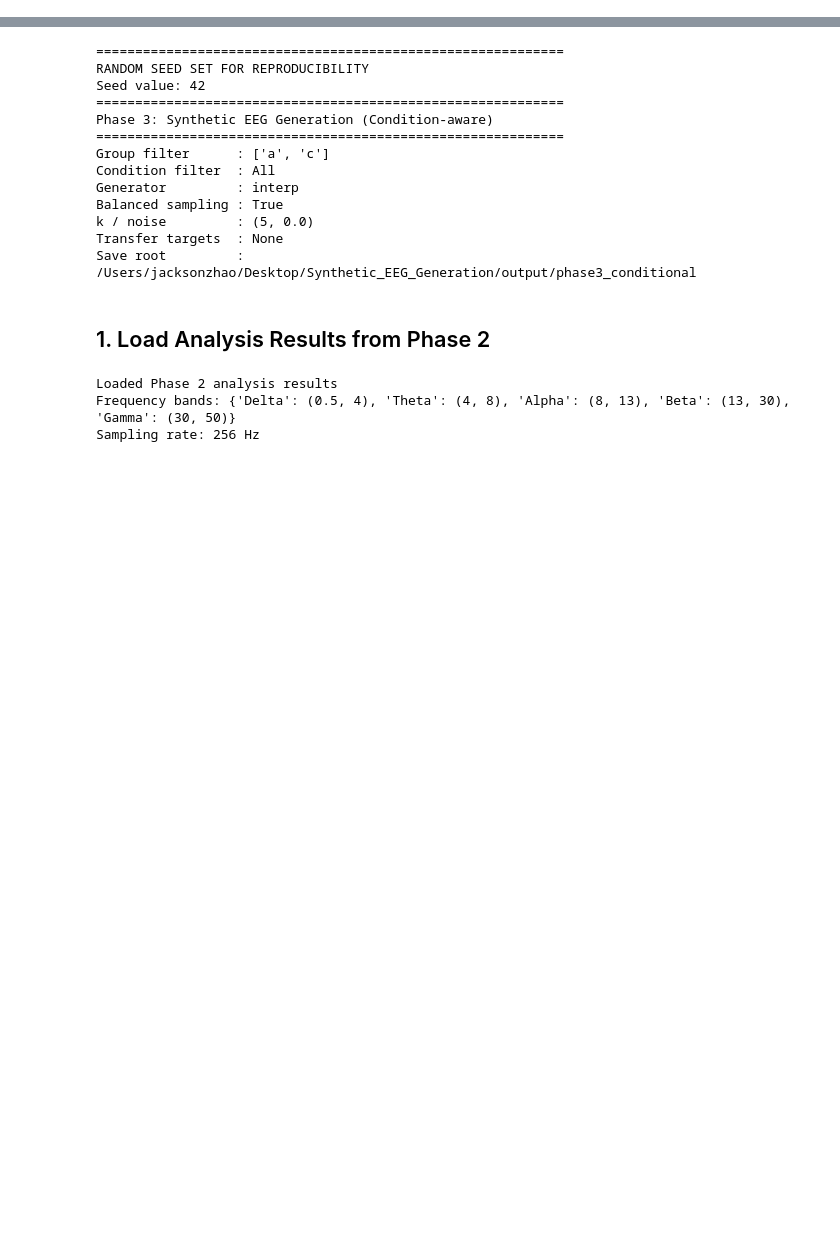
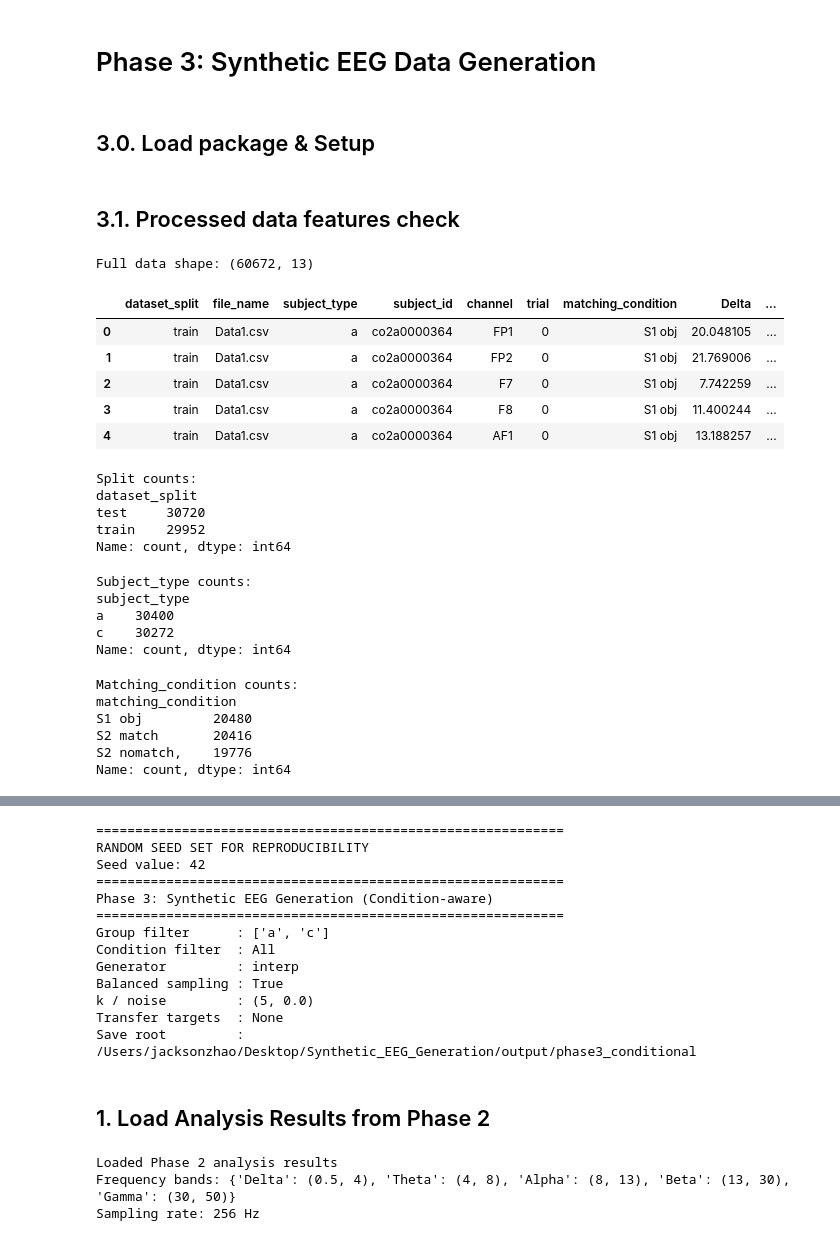
Before and after one commit to ZhaoJackson/Synthetic_EEG_Generation, a Jupyter notebook: src/phase3_synthetic_generation.ipynb, the cells around one changed output, grey strips where cells are left out. Cells and saved outputs as stored; diff of their text form; code cells hidden in the pictures; blank space fills up the shorter version.

```diff
--- a/src/phase3_synthetic_generation.ipynb
+++ b/src/phase3_synthetic_generation.ipynb
@@ -13,0 +1,32 @@ Generate synthetic EEG data using methods from recent literature:
+# %% [markdown]
+# Phase 3: Synthetic EEG Data Generation
+# %% [markdown]
+## 3.0. Load package & Setup
+# %%
+import os
+import random
+from pathlib import Path
+from collections import defaultdict, Counter
+import numpy as np
+import pandas as pd
+import matplotlib.pyplot as plt
+from sklearn.preprocessing import StandardScaler
+from sklearn.ensemble import RandomForestClassifier
+from sklearn.metrics import accuracy_score, roc_auc_score
+from sklearn.cluster import KMeans
+from sklearn.covariance import LedoitWolf
+import torch
+import torch.nn as nn
+import torch.optim as optim
+
+RANDOM_SEED = 42
+np.random.seed(RANDOM_SEED)
+random.seed(RANDOM_SEED)
+torch.manual_seed(RANDOM_SEED)
+plt.rcParams["figure.figsize"] = (6, 4)
+
+DATA_DIR = Path("../output/band_extraction")
+OUT_DIR = Path("../output/synthetic_generation")
+OUT_DIR.mkdir(parents=True, exist_ok=True)
+# %% [markdown]
+## 3.1. Processed data features check
@@ -13,0 +40,43 @@ Generate synthetic EEG data using methods from recent literature:
+# %%
+# load current feature dataset
+FEATURE_FP = DATA_DIR / "band_features_segments.csv"
+df_all = pd.read_csv(FEATURE_FP)
+print("Full data shape:", df_all.shape)
+df_all.head()
+# %% [output]
+Full data shape: (60672, 13)
+|  | dataset_split | file_name | subject_type | subject_id | channel | trial | matching_condition | Delta | ... |
+| 0 | train | Data1.csv | a | co2a0000364 | FP1 | 0 | S1 obj | 20.048105 | ... |
+| 1 | train | Data1.csv | a | co2a0000364 | FP2 | 0 | S1 obj | 21.769006 | ... |
+| 2 | train | Data1.csv | a | co2a0000364 | F7 | 0 | S1 obj | 7.742259 | ... |
+| 3 | train | Data1.csv | a | co2a0000364 | F8 | 0 | S1 obj | 11.400244 | ... |
+| 4 | train | Data1.csv | a | co2a0000364 | AF1 | 0 | S1 obj | 13.188257 | ... |
+# %%
+# Basic sanity checks
+print("Split counts:")
+print(df_all[SPLIT_COL].value_counts())
+# %% [output]
+Split counts:
+dataset_split
+test     30720
+train    29952
+Name: count, dtype: int64
+# %%
+print("Subject_type counts:")
+print(df_all[LABEL_COL].value_counts())
+# %% [output]
+Subject_type counts:
+subject_type
+a    30400
+c    30272
+Name: count, dtype: int64
+# %%
+print("Matching_condition counts:")
+print(df_all[CONDITION_COL].value_counts())
+# %% [output]
+Matching_condition counts:
+matching_condition
+S1 obj         20480
+S2 match       20416
+S2 nomatch,    19776
+Name: count, dtype: int64
```
Also changed, not shown: parts of 23 cells of this notebook.
